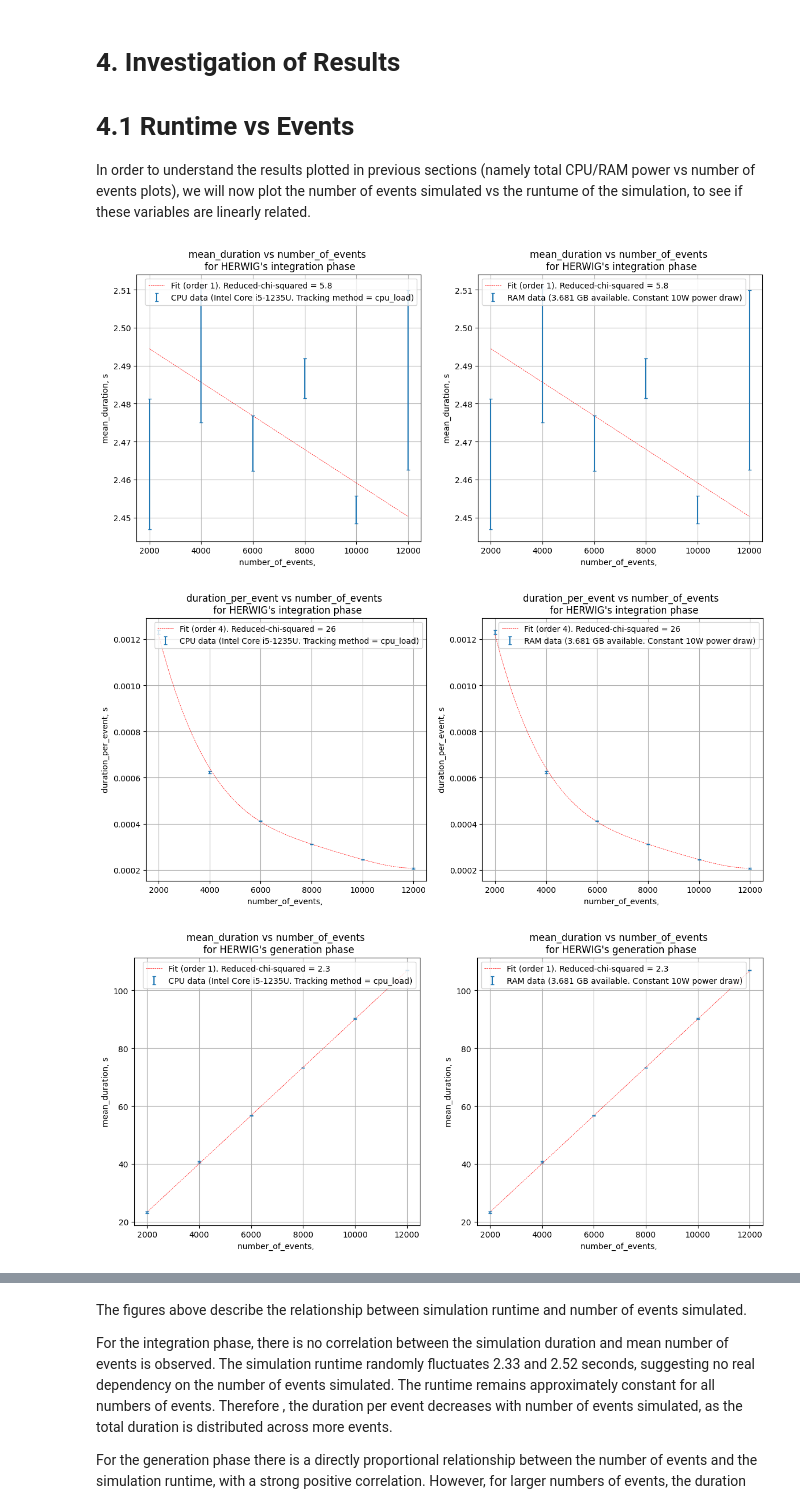
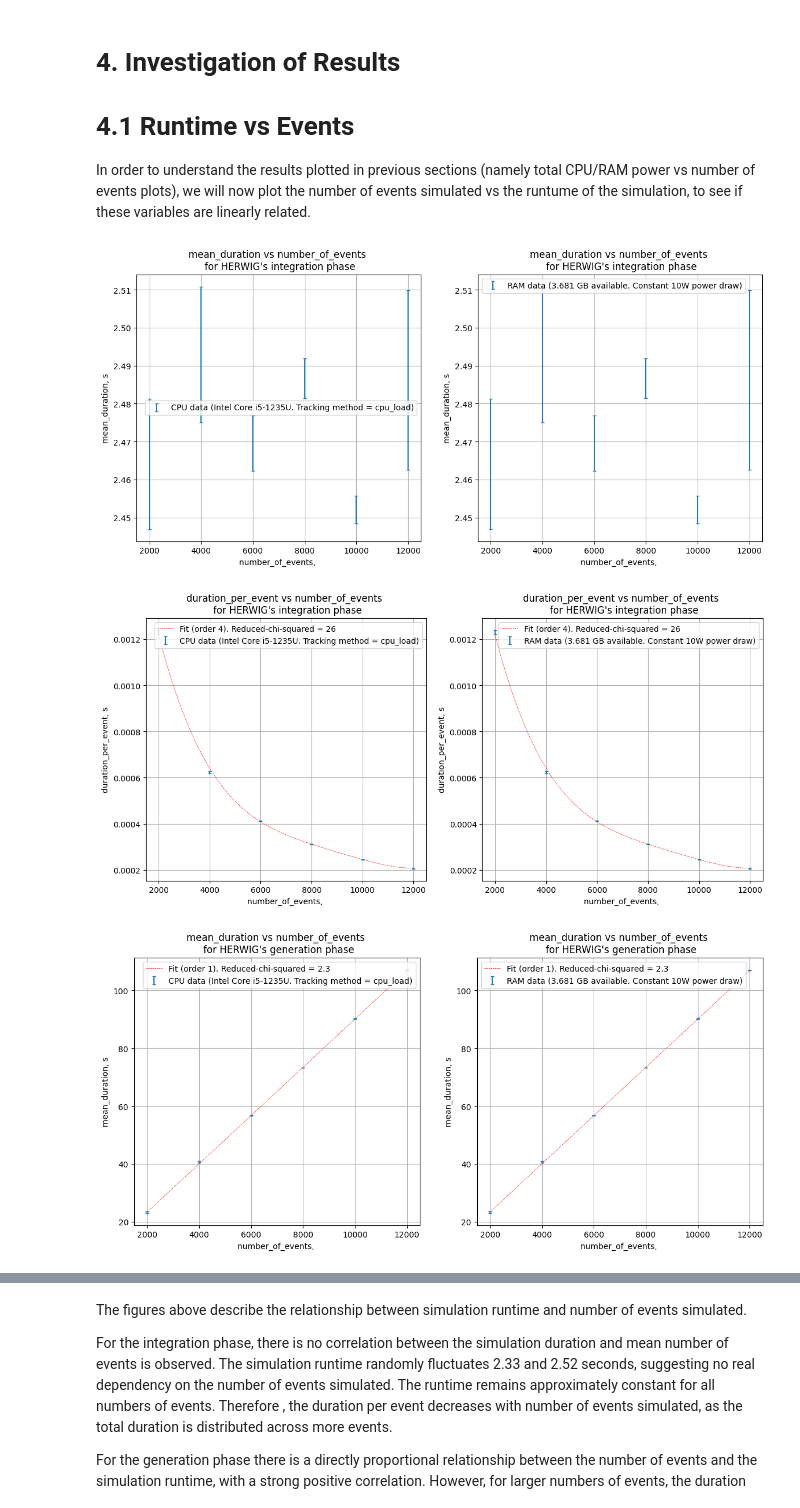
Before and after one commit to rosieschiffmann/herwig-emission-tracking, a Jupyter notebook: Plotting_herwig_cc.ipynb, the cells around one changed output, grey strips where cells are left out. Drawn from its saved outputs; the diff is of its cells as text; code cells hidden in the pictures.

```diff
--- a/Plotting_herwig_cc.ipynb
+++ b/Plotting_herwig_cc.ipynb
@@ -393,22 +393,22 @@ In order to understand the results plotted in previous sections (namely total CP
 # %%
 CPU_and_RAM_plotting('integration', int_summary_df, 'number_of_events',
                      'mean_duration', 'duration_err',
                      'mean_duration', 'duration_err',
-                     True, 1)
+                     False)
 CPU_and_RAM_plotting('integration', int_summary_df, 'number_of_events',
                      'duration_per_event', 'duration_per_event_err',
                      'duration_per_event', 'duration_per_event_err',
                      True, 4)
 CPU_and_RAM_plotting('generation', gen_summary_df, 'number_of_events',
                      'mean_duration', 'duration_err',
                      'mean_duration', 'duration_err',
                      True, 1)
 CPU_and_RAM_plotting('generation', gen_summary_df, 'number_of_events',
                      'duration_per_event', 'duration_per_event_err',
                      'duration_per_event', 'duration_per_event_err',
                      True, 4)
 # %% [output]
-[figure, old version]
+[figure, new version]
 [figure]
 [figure]
 [figure]
```
